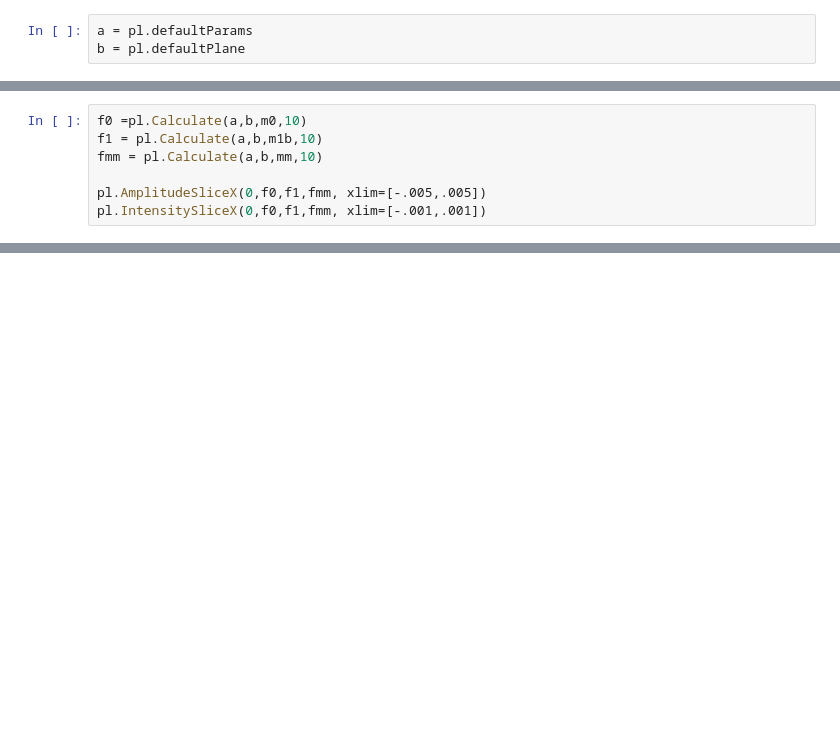
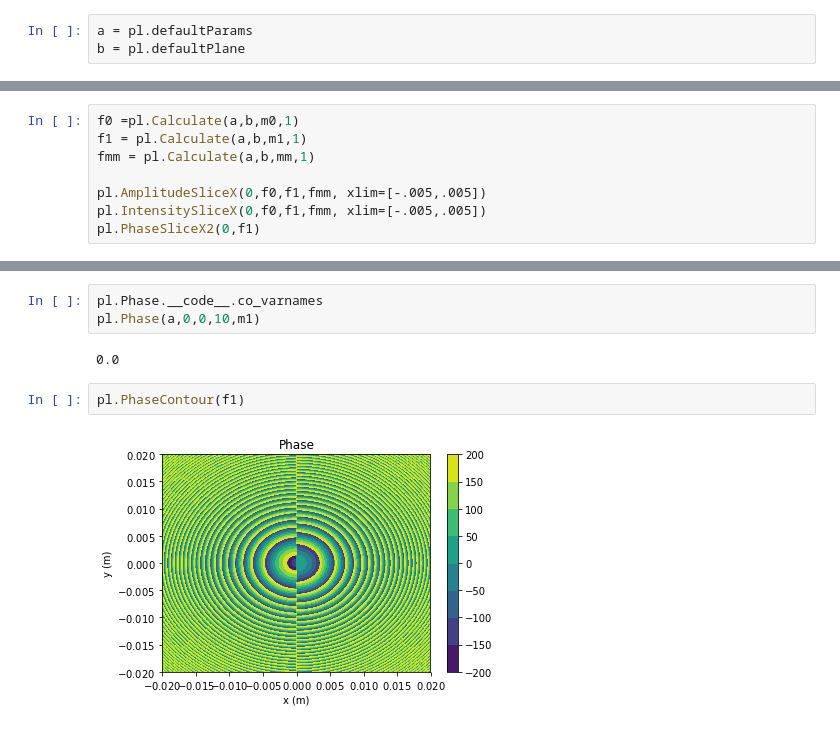
Before and after one commit to Edwards-Paul/Python-HG-Modes, a Jupyter notebook: HG Modes/Testing Higher Order Modes.ipynb, the cells around one changed output, grey strips where cells are left out. Saved outputs shown, nothing was run; the diff lists cells and outputs as text; blank space fills up the shorter version.

```diff
--- a/HG Modes/Testing Higher Order Modes.ipynb
+++ b/HG Modes/Testing Higher Order Modes.ipynb
@@ -44,8 +65,9 @@ pl.IntensitySliceX(0,f0,f1,fmm, xlim=[-.001,.001])
 # %%
-f0 =pl.Calculate(a,b,m0,10)
-f1 = pl.Calculate(a,b,m1b,10)
-fmm = pl.Calculate(a,b,mm,10)
+f0 =pl.Calculate(a,b,m0,1)
+f1 = pl.Calculate(a,b,m1,1)
+fmm = pl.Calculate(a,b,mm,1)
 
 pl.AmplitudeSliceX(0,f0,f1,fmm, xlim=[-.005,.005])
-pl.IntensitySliceX(0,f0,f1,fmm, xlim=[-.001,.001])
+pl.IntensitySliceX(0,f0,f1,fmm, xlim=[-.005,.005])
+pl.PhaseSliceX2(0,f1)
 # %% [output]
@@ -53,0 +77,9 @@ pl.IntensitySliceX(0,f0,f1,fmm, xlim=[-.001,.001])
+# %%
+pl.Phase.__code__.co_varnames
+pl.Phase(a,0,0,10,m1)
+# %% [output]
+0.0
+# %%
+pl.PhaseContour(f1)
+# %% [output]
+[figure, added]
```
Also changed, not shown: parts of 8 cells of this notebook, 6 other files.
